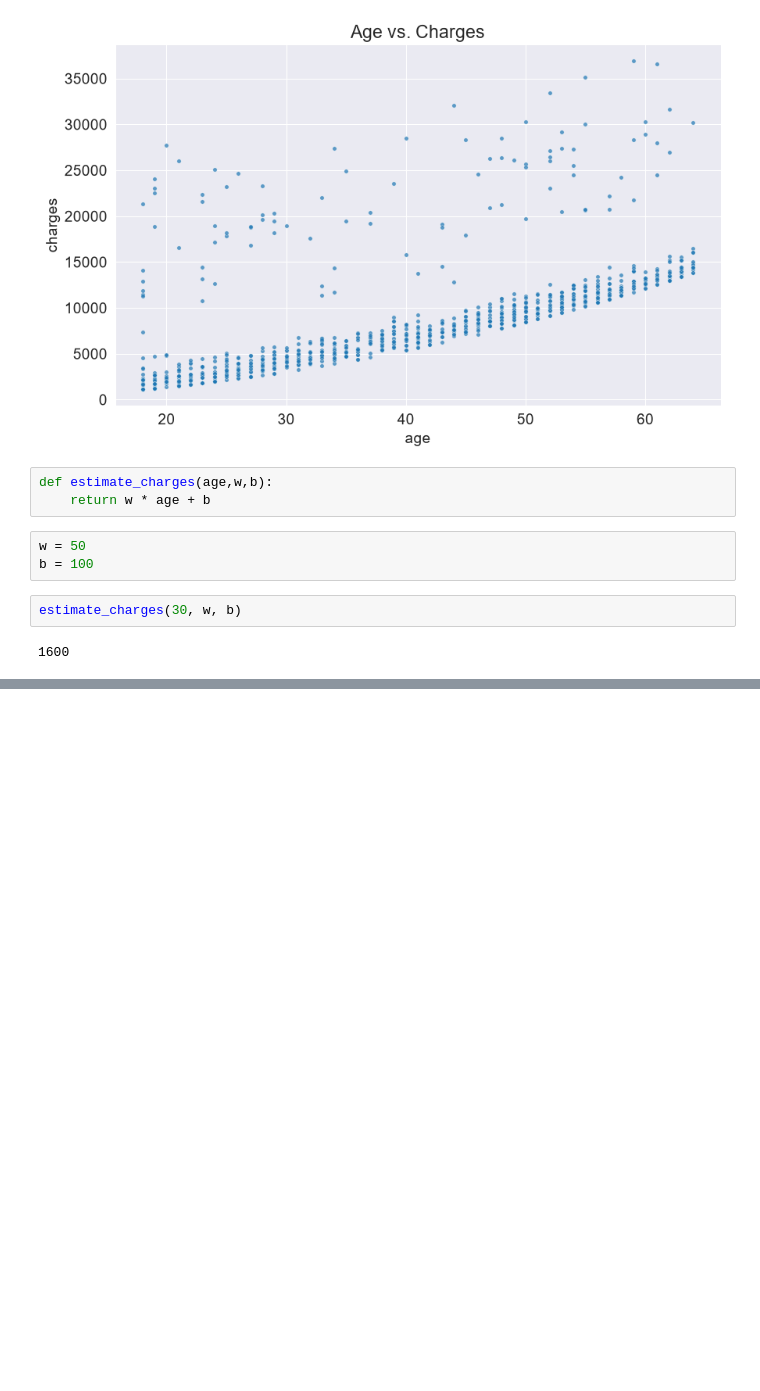
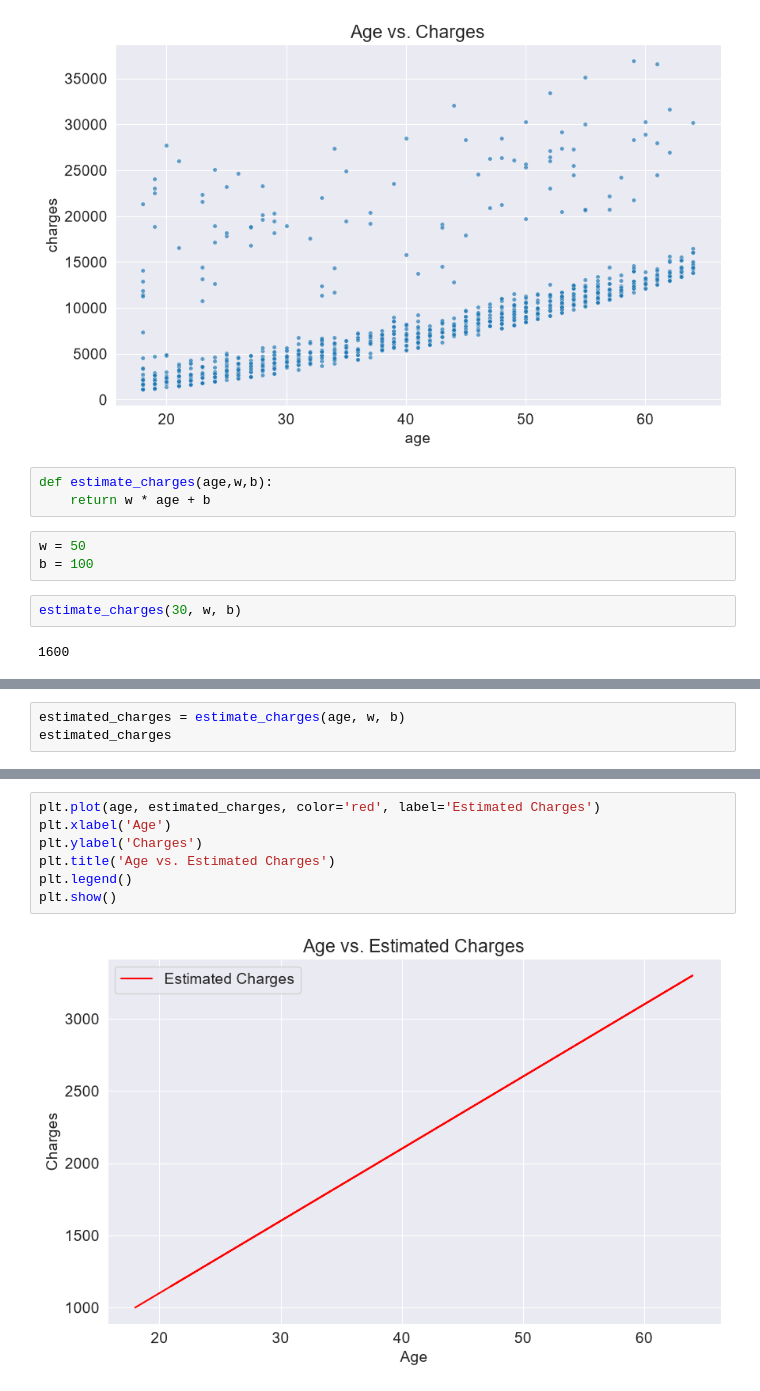
Before and after one commit to naren1003/Medical-Expendituer-calc, a Jupyter notebook: jy_ml.ipynb, the cells around one changed output, grey strips where cells are left out. Saved outputs shown, nothing was run; the diff lists cells and outputs as text; blank space fills up the shorter version.

```diff
--- a/jy_ml.ipynb
+++ b/jy_ml.ipynb
@@ -223,0 +238,3 @@ age = non_smoker_df.age
+# %%
+estimated_charges = estimate_charges(age, w, b)
+estimated_charges
@@ -223,0 +269,9 @@ age = non_smoker_df.age
+# %%
+plt.plot(age, estimated_charges, color='red', label='Estimated Charges')
+plt.xlabel('Age')
+plt.ylabel('Charges')
+plt.title('Age vs. Estimated Charges')
+plt.legend()
+plt.show()
+# %% [output]
+[figure, added]
```
Also changed, not shown: parts of 7 cells of this notebook.
